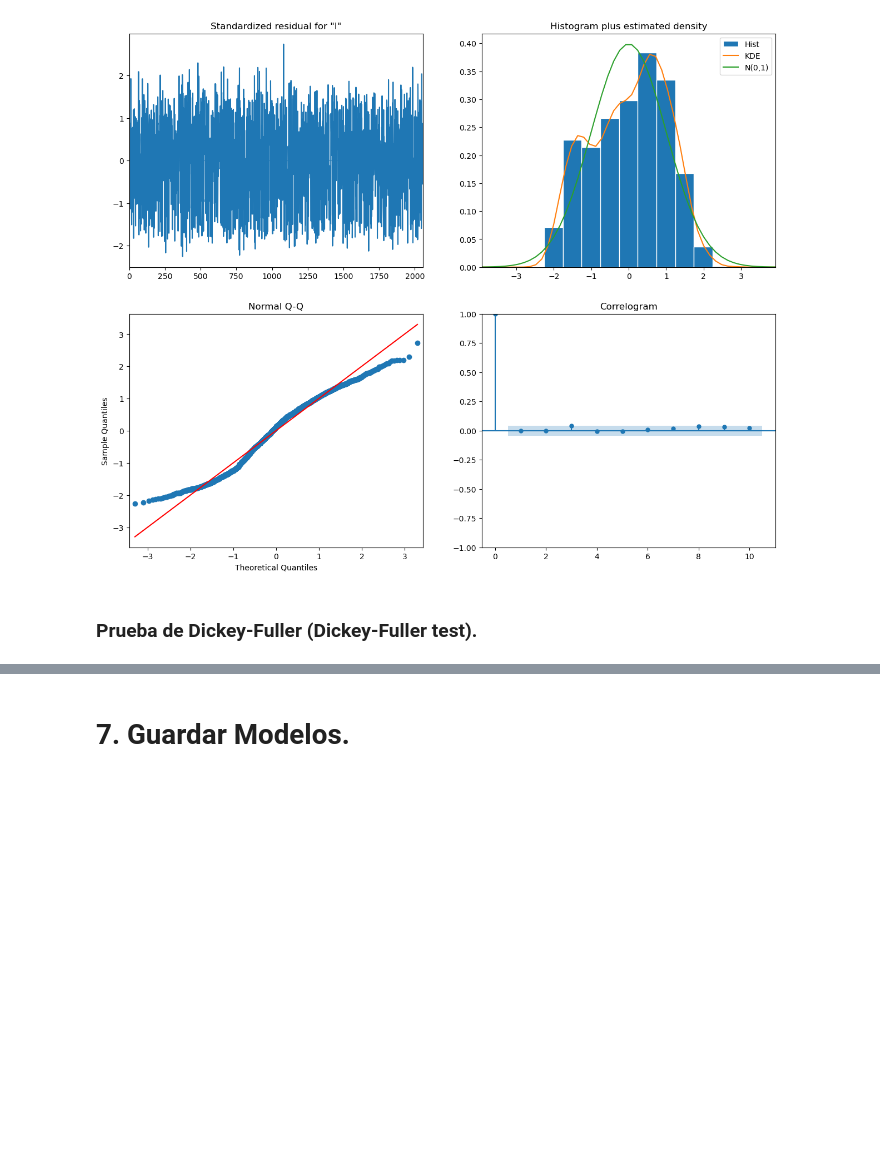
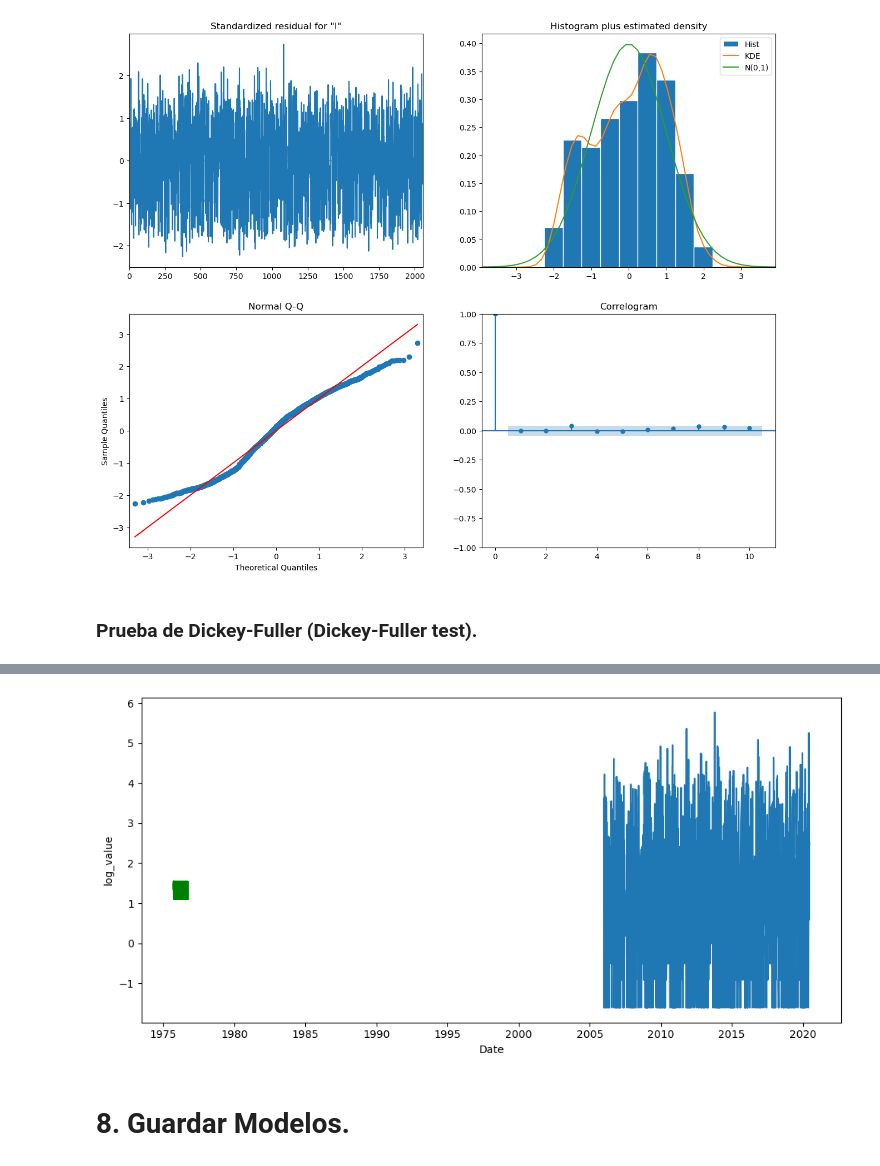
Before and after one commit to Bere333/Smart-Water-Analytics-BBRH, a Jupyter notebook: src/02_modeling_and_evaluation.ipynb, the cells around one changed output, grey strips where cells are left out. Cells and saved outputs as stored; diff of their text form; code cells hidden in the pictures; blank space fills up the shorter version.

```diff
--- a/src/02_modeling_and_evaluation.ipynb
+++ b/src/02_modeling_and_evaluation.ipynb
@@ -422,0 +425,3 @@ See the caveats in the documentation: https://pandas.pydata.org/pandas-docs/stab
+# %%
+df_cleaned.sort_index(inplace=True)
+print(df_cleaned)
@@ -483,0 +669,16 @@ KeyboardInterrupt:
+# %%
+# 1. Definir el número de pasos de predicción.
+# En este caso, el número de observaciones en tu conjunto de prueba.
+forecast_steps = len(test_data)
+
+# 2. Generar la predicción.
+# 'fitted_model' es el objeto del modelo que ya ha sido entrenado.
+forecast_result = results.get_forecast(steps=forecast_steps)
+
+# La predicción y el intervalo de confianza se encuentran dentro de este objeto.
+# Puedes acceder a ellos de esta manera:
+forecast_mean = forecast_result.predicted_mean
+forecast_ci = forecast_result.conf_int()
+
+print("Predicción de los próximos pasos:")
+print(forecast_mean)
@@ -484,2 +699,15 @@ KeyboardInterrupt:
+# %%
+fig, axis = plt.subplots(figsize=(10, 5))
+
+# Trazar la serie de tiempo original
+sns.lineplot(data=df_cleaned['log_value'])
+
+# Trazar la predicción usando el atributo .predicted_mean del objeto
+sns.lineplot(data=forecast_result.predicted_mean, color="green")
+
+plt.tight_layout()
+plt.show()
+# %% [output]
+[figure, added]
 # %% [markdown]
-# 7. Guardar Modelos.
+# 8. Guardar Modelos.
```
Also changed, not shown: parts of 12 cells of this notebook.
